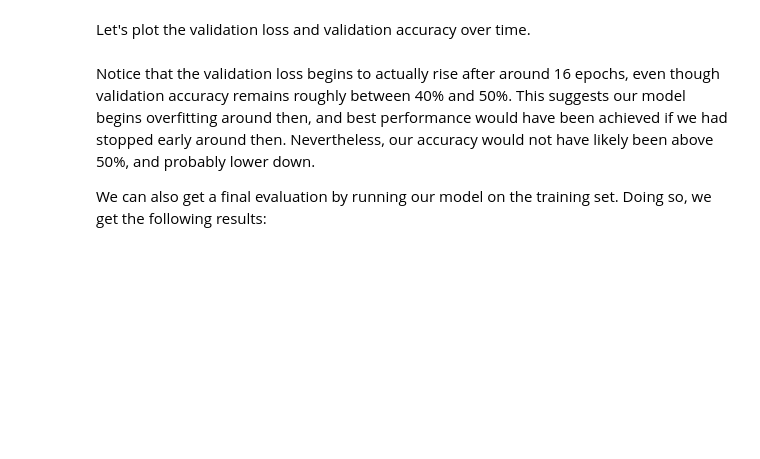
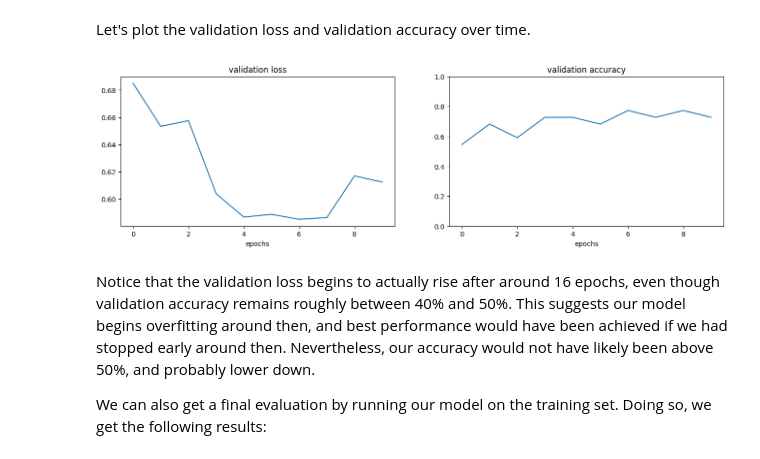
Before and after one commit to p-ribeiro/dio-transfer-learning, a Jupyter notebook: notebooks/transfer-learning.ipynb, the cells around one changed output. Saved outputs shown, nothing was run; the diff lists cells and outputs as text; code cells hidden in the pictures; blank space fills up the shorter version.

```diff
--- a/notebooks/transfer-learning.ipynb
+++ b/notebooks/transfer-learning.ipynb
@@ -91,5 +92,5 @@ Downloading cats and dogs
 # %%
-root = 'PetImages'
+root = 'Dataset'
 exclude = []
 train_split, val_split = 0.7, 0.15
 
@@ -291,17 +300,19 @@ Let's plot the validation loss and validation accuracy over time.
 # %%
 fig = plt.figure(figsize=(16,4))
 ax = fig.add_subplot(121)
 ax.plot(history.history["val_loss"])
 ax.set_title("validation loss")
 ax.set_xlabel("epochs")
 
 ax2 = fig.add_subplot(122)
-ax2.plot(history.history["val_acc"])
+ax2.plot(history.history["val_accuracy"])
 ax2.set_title("validation accuracy")
 ax2.set_xlabel("epochs")
 ax2.set_ylim(0, 1)
 
 plt.show()
+# %% [output]
+[figure, added]
 # %% [markdown]
 Notice that the validation loss begins to actually rise after around 16 epochs, even though validation accuracy remains roughly between 40% and 50%. This suggests our model begins overfitting around then, and best performance would have been achieved if we had stopped early around then. Nevertheless, our accuracy would not have likely been above 50%, and probably lower down.
 
```
Also changed, not shown: parts of 16 cells of this notebook.
